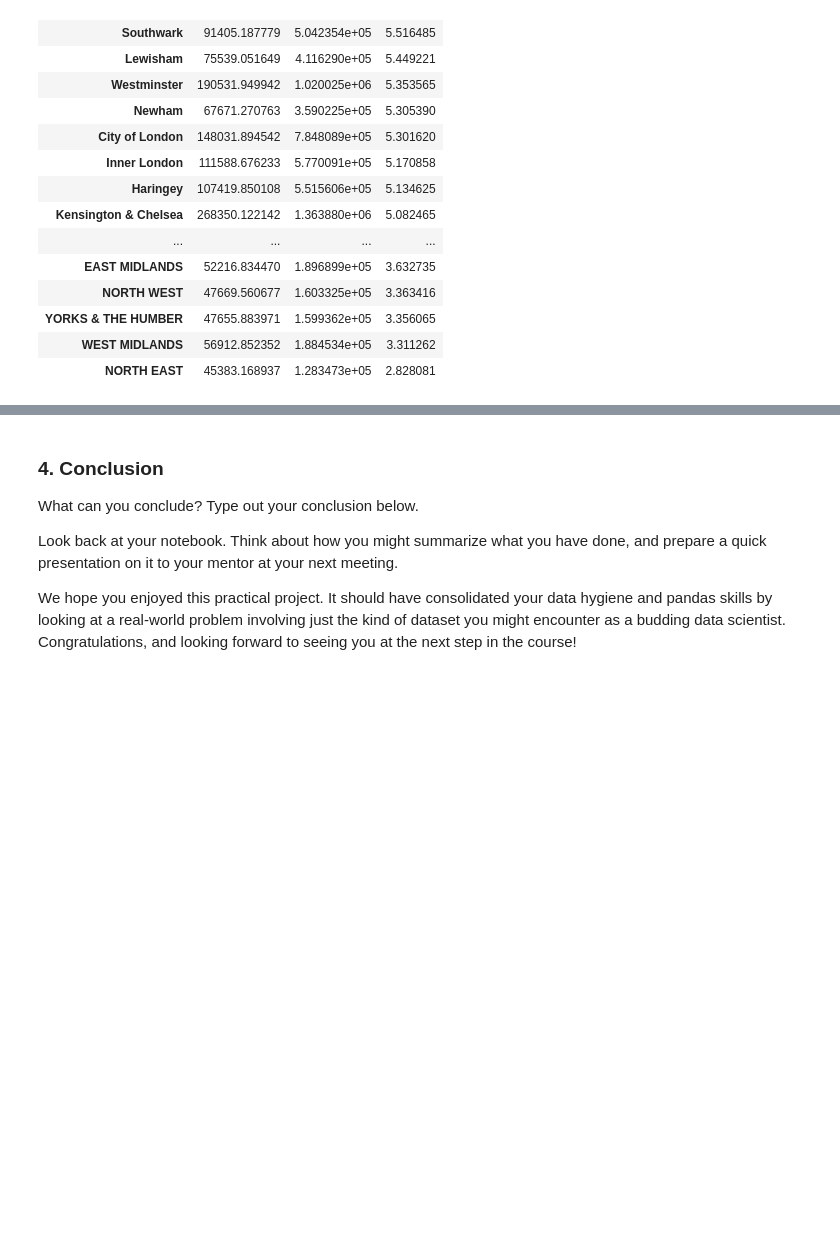
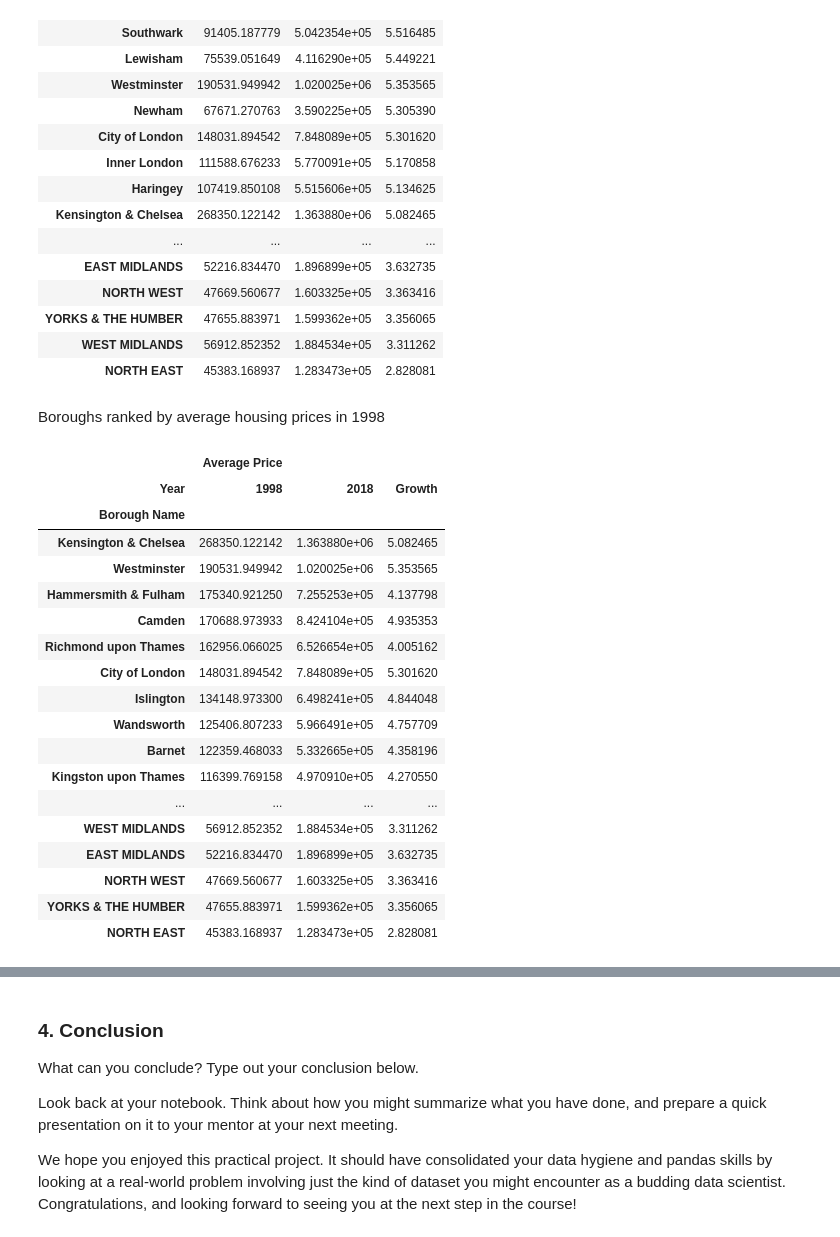
Before and after one commit to admveen/SpringBoard-Week4, a Jupyter notebook: LondonHousingDataClean.ipynb, the cells around one changed output, grey strips where cells are left out. Saved outputs shown, nothing was run; the diff lists cells and outputs as text; code cells hidden in the pictures; blank space fills up the shorter version.

```diff
--- a/LondonHousingDataClean.ipynb
+++ b/LondonHousingDataClean.ipynb
@@ -382,3 +384,28 @@ HousingGrowth
 | YORKS & THE HUMBER | 47655.883971 | 1.599362e+05 | 3.356065 |
 | WEST MIDLANDS | 56912.852352 | 1.884534e+05 | 3.311262 |
 | NORTH EAST | 45383.168937 | 1.283473e+05 | 2.828081 |
+# %% [markdown]
+Boroughs ranked by average housing prices in 1998
+# %%
+HG1998 = HousingGrowth.sort_values(('Average Price', 1998), ascending = False )
+HG1998
+# %% [output]
+|  | Average Price |  |  |
+| Year | 1998 | 2018 | Growth |
+| Borough Name |  |  |  |
+| Kensington & Chelsea | 268350.122142 | 1.363880e+06 | 5.082465 |
+| Westminster | 190531.949942 | 1.020025e+06 | 5.353565 |
+| Hammersmith & Fulham | 175340.921250 | 7.255253e+05 | 4.137798 |
+| Camden | 170688.973933 | 8.424104e+05 | 4.935353 |
+| Richmond upon Thames | 162956.066025 | 6.526654e+05 | 4.005162 |
+| City of London | 148031.894542 | 7.848089e+05 | 5.301620 |
+| Islington | 134148.973300 | 6.498241e+05 | 4.844048 |
+| Wandsworth | 125406.807233 | 5.966491e+05 | 4.757709 |
+| Barnet | 122359.468033 | 5.332665e+05 | 4.358196 |
+| Kingston upon Thames | 116399.769158 | 4.970910e+05 | 4.270550 |
+| ... | ... | ... | ... |
+| WEST MIDLANDS | 56912.852352 | 1.884534e+05 | 3.311262 |
+| EAST MIDLANDS | 52216.834470 | 1.896899e+05 | 3.632735 |
+| NORTH WEST | 47669.560677 | 1.603325e+05 | 3.363416 |
+| YORKS & THE HUMBER | 47655.883971 | 1.599362e+05 | 3.356065 |
+| NORTH EAST | 45383.168937 | 1.283473e+05 | 2.828081 |
```
Also changed, not shown: parts of 10 cells of this notebook.
